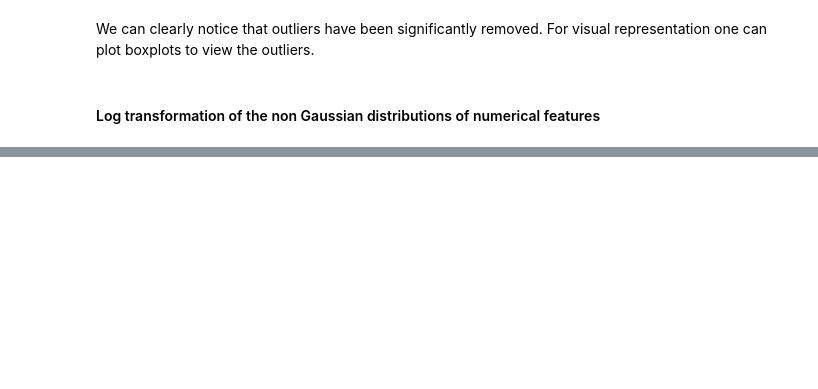
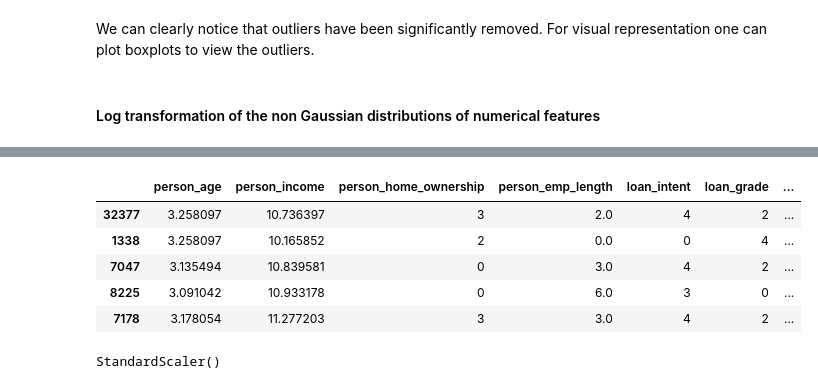
Before and after one commit to Prithvi2310/Loan-Approval-Prediction, a Jupyter notebook: ipynb files/Feature-Engineering.ipynb, the cells around one changed output, grey strips where cells are left out. Saved outputs shown, nothing was run; the diff lists cells and outputs as text; code cells hidden in the pictures; blank space fills up the shorter version.

Commit message:
Upto standard scalar completed for training data

```diff
--- a/ipynb files/Feature-Engineering.ipynb
+++ b/ipynb files/Feature-Engineering.ipynb
@@ -185,0 +191,18 @@ train_data.head()
+# %%
+LabelEncoder = LabelEncoder()
+# %%
+categorical_features = [feature for feature in train_data.columns if train_data[feature].dtype == 'O']
+# %%
+df = train_data.copy()
+# %%
+for feature in categorical_features:
+    df[feature] = LabelEncoder.fit_transform(df[feature])
+# %%
+df.head()
+# %% [output]
+|  | person_age | person_income | person_home_ownership | person_emp_length | loan_intent | loan_grade | ... |
+| 32377 | 3.258097 | 10.736397 | 3 | 2.0 | 4 | 2 | ... |
+| 1338 | 3.258097 | 10.165852 | 2 | 0.0 | 0 | 4 | ... |
+| 7047 | 3.135494 | 10.839581 | 0 | 3.0 | 4 | 2 | ... |
+| 8225 | 3.091042 | 10.933178 | 0 | 6.0 | 3 | 0 | ... |
+| 7178 | 3.178054 | 11.277203 | 3 | 3.0 | 4 | 2 | ... |
@@ -185,0 +211,5 @@ train_data.head()
+# %%
+scaler = StandardScaler()
+scaler.fit(train_data)
+# %% [output]
+StandardScaler()
```
Also changed, not shown: parts of 6 cells of this notebook.
